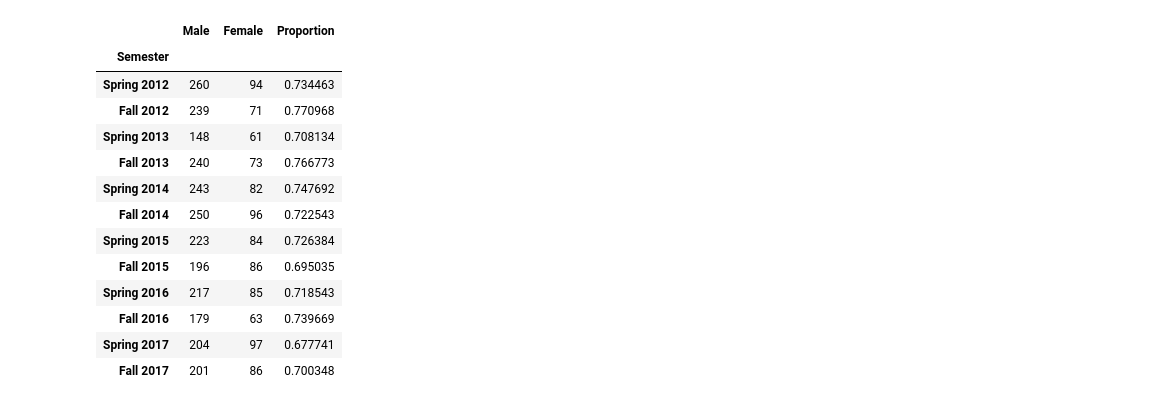
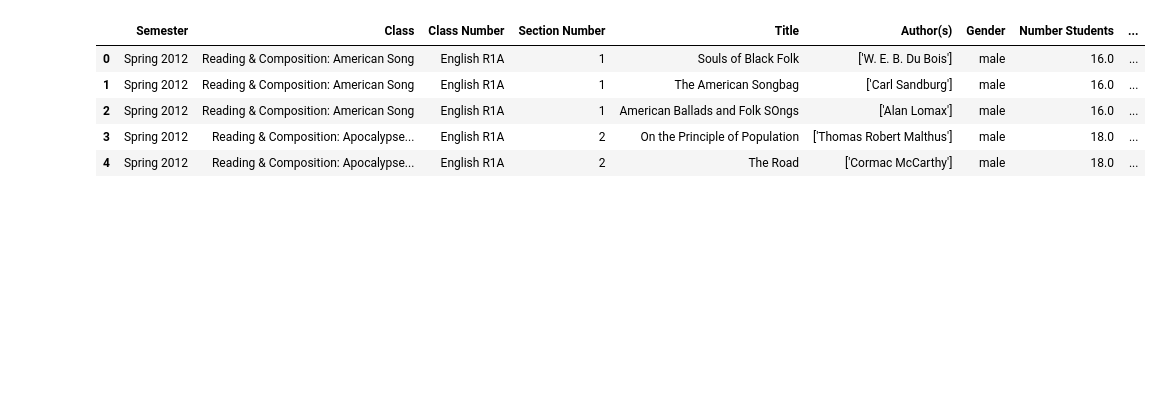
Before and after one commit to dailycal-projects/berkeleyenglish, a Jupyter notebook: literature.ipynb, the cells around one changed output. Drawn from its saved outputs; the diff is of its cells as text; code cells hidden in the pictures; blank space fills up the shorter version.

```diff
--- a/literature.ipynb
+++ b/literature.ipynb
@@ -15,34 +7,23 @@ books.head()
 # %%
-# Number of gender __ authors per semester (ignoring weight of classes)
-genders = books.copy()
-genders['Male'] = [1 if g == 'male' else 0 for g in books['Gender']]
-genders['Female'] = [1 if g == 'female' else 0 for g in books['Gender']]
+# Number of gender __ authors per semester
+master = books.copy()
 
-drop_cols = ['Class', 'Class Number', 'Section Number', 'Title', 'Author(s)', 'Gender', 'Number Students']
-for col in drop_cols:
-    del genders[col]
+master['Male'] = [1 if g == 'male' else 0 for g in books['Gender']]
+master['Female'] = [1 if g == 'female' else 0 for g in books['Gender']]
 
-## DROP ROWS IF IS SUMMER. FEEL FREE TO COMMENT OUT.
-genders = genders[genders["Semester"].str.contains("Summer") == False]
-
-genders = genders.groupby('Semester', sort=False).sum()
-genders["Proportion"] = genders["Male"] / (genders["Male"] + genders["Female"])
+master["Weighted Male"] = master["Male"] * master["Number Students"]
+master["Weighted Female"] = master["Female"] * master["Number Students"]
 
 
+## DROP ROWS IF IS SUMMER, SINCE FEWER BOOKS AND STUDENTS. FEEL FREE TO COMMENT OUT.
+master = master[master["Semester"].str.contains("Summer") == False]
 
-genders
+
+master.head()
 # %% [output]
-|  | Male | Female | Proportion |
-| Semester |  |  |  |
-| Spring 2012 | 260 | 94 | 0.734463 |
-| Fall 2012 | 239 | 71 | 0.770968 |
-| Spring 2013 | 148 | 61 | 0.708134 |
-| Fall 2013 | 240 | 73 | 0.766773 |
-| Spring 2014 | 243 | 82 | 0.747692 |
-| Fall 2014 | 250 | 96 | 0.722543 |
-| Spring 2015 | 223 | 84 | 0.726384 |
-| Fall 2015 | 196 | 86 | 0.695035 |
-| Spring 2016 | 217 | 85 | 0.718543 |
-| Fall 2016 | 179 | 63 | 0.739669 |
-| Spring 2017 | 204 | 97 | 0.677741 |
-| Fall 2017 | 201 | 86 | 0.700348 |
+|  | Semester | Class | Class Number | Section Number | Title | Author(s) | Gender | Number Students | ... |
+| 0 | Spring 2012 | Reading & Composition: American Song | English R1A | 1 | Souls of Black Folk | ['W. E. B. Du Bois'] | male | 16.0 | ... |
+| 1 | Spring 2012 | Reading & Composition: American Song | English R1A | 1 | The American Songbag | ['Carl Sandburg'] | male | 16.0 | ... |
+| 2 | Spring 2012 | Reading & Composition: American Song | English R1A | 1 | American Ballads and Folk SOngs | ['Alan Lomax'] | male | 16.0 | ... |
+| 3 | Spring 2012 | Reading & Composition: Apocalypse... | English R1A | 2 | On the Principle of Population | ['Thomas Robert Malthus'] | male | 18.0 | ... |
+| 4 | Spring 2012 | Reading & Composition: Apocalypse... | English R1A | 2 | The Road | ['Cormac McCarthy'] | male | 18.0 | ... |
```
Also changed, not shown: parts of 7 cells of this notebook, 1 other file.
